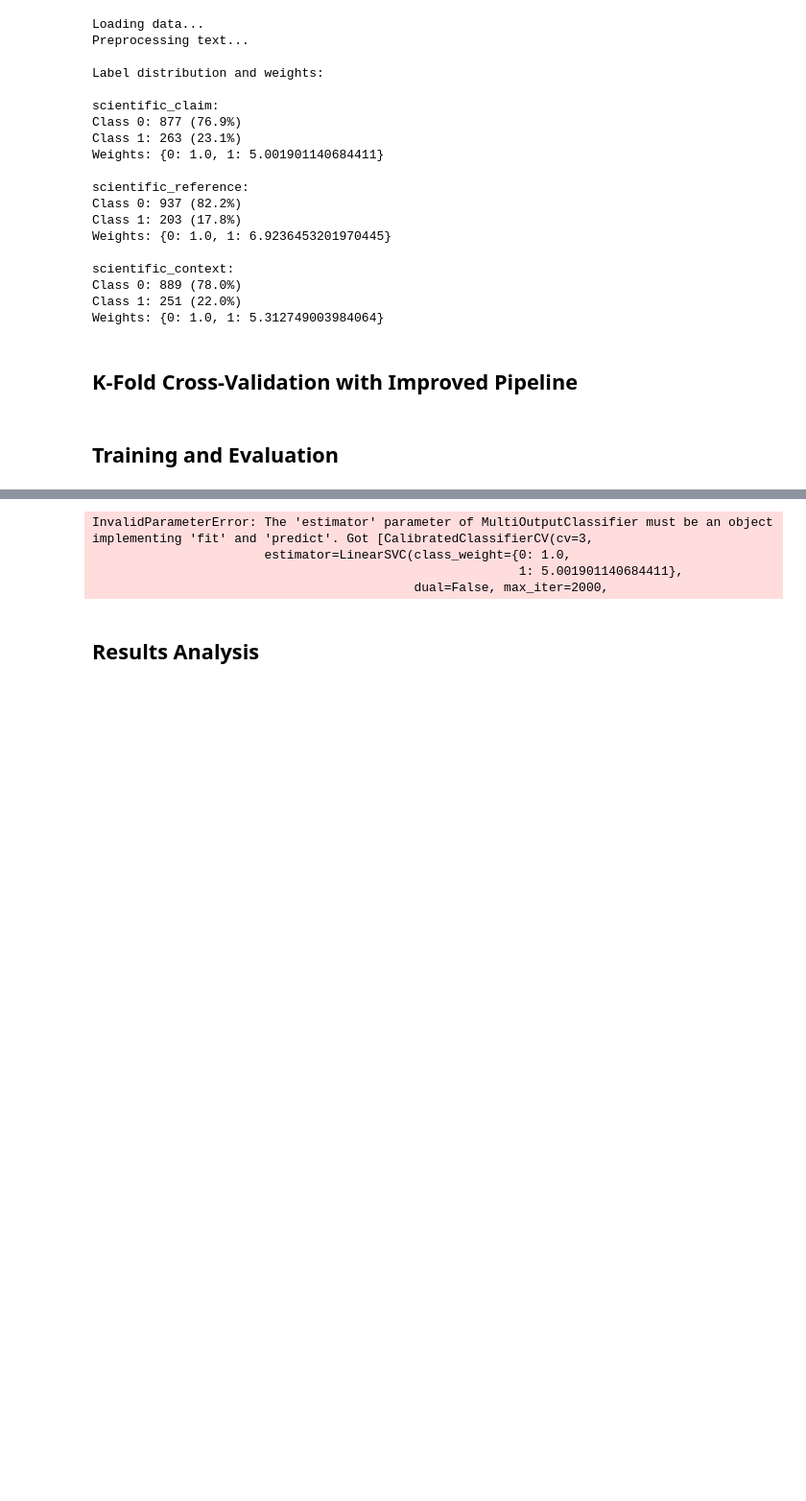
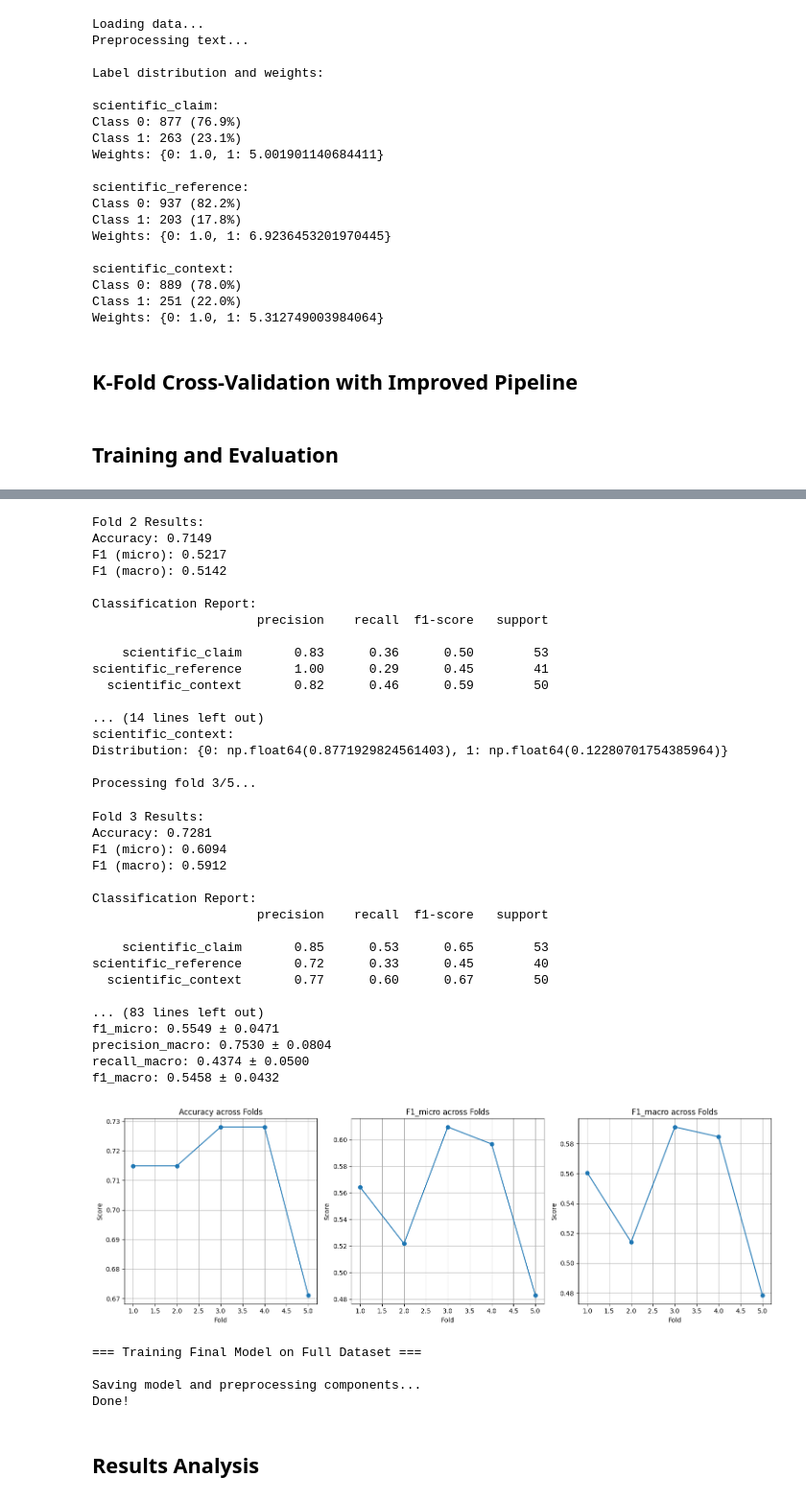
Before and after one commit to NinaShine/Machine_learning, a Jupyter notebook: Projet/task3_basique.ipynb, the cells around one changed output, grey strips where cells are left out. Shown at 96% size. Saved outputs shown, nothing was run; the diff lists cells and outputs as text; code cells hidden in the pictures; blank space fills up the shorter version.

```diff
--- a/Projet/task3_basique.ipynb
+++ b/Projet/task3_basique.ipynb
@@ -219,21 +216,19 @@ print("\n=== Training Final Model on Full Dataset ===")
 # Vectorize full dataset
 X_full = vectorizer.transform(df['processed_text'])
 
-# Create final classifiers with appropriate weights
-final_classifiers = []
-for weights in class_weights:
-    base_svc = LinearSVC(
-        random_state=42,
-        max_iter=2000,
-        class_weight=weights,
-        dual=False,
-        C=1.0
-    )
-    clf = CalibratedClassifierCV(base_svc, cv=3)
-    final_classifiers.append(clf)
+# Create a single base classifier for the final model
+base_svc = LinearSVC(
+    random_state=42,
+    max_iter=2000,
+    dual=False,
+    C=1.0
+)
+
+# Add probability calibration
+clf = CalibratedClassifierCV(base_svc, cv=3)
 
 # Create and train final multi-output classifier
-final_clf = MultiOutputClassifier(final_classifiers, n_jobs=-1)
+final_clf = MultiOutputClassifier(clf, n_jobs=-1)
 final_clf.fit(X_full, Y)
 
 # Save model artifacts
@@ -253,7 +261,42 @@ Processing fold 1/5...
-InvalidParameterError: The 'estimator' parameter of MultiOutputClassifier must be an object implementing 'fit' and 'predict'. Got [CalibratedClassifierCV(cv=3,
-                       estimator=LinearSVC(class_weight={0: 1.0,
-                                                         1: 5.001901140684411},
-                                           dual=False, max_iter=2000,
+Fold 2 Results:
+Accuracy: 0.7149
+F1 (micro): 0.5217
+F1 (macro): 0.5142
+
+Classification Report:
+                      precision    recall  f1-score   support
+
+    scientific_claim       0.83      0.36      0.50        53
+scientific_reference       1.00      0.29      0.45        41
+  scientific_context       0.82      0.46      0.59        50
+
+... (14 lines left out)
+scientific_context:
+Distribution: {0: np.float64(0.8771929824561403), 1: np.float64(0.12280701754385964)}
+
+Processing fold 3/5...
+Fold 3 Results:
+Accuracy: 0.7281
+F1 (micro): 0.6094
+F1 (macro): 0.5912
+
+Classification Report:
+                      precision    recall  f1-score   support
+
+    scientific_claim       0.85      0.53      0.65        53
+scientific_reference       0.72      0.33      0.45        40
+  scientific_context       0.77      0.60      0.67        50
+
+... (83 lines left out)
+f1_micro: 0.5549 ± 0.0471
+precision_macro: 0.7530 ± 0.0804
+recall_macro: 0.4374 ± 0.0500
+f1_macro: 0.5458 ± 0.0432
+[figure, added]
+=== Training Final Model on Full Dataset ===
+
+Saving model and preprocessing components...
+Done!
 # %% [markdown]
 ## Results Analysis
 # %%
```
Also changed, not shown: parts of 2 cells of this notebook, 7 other files.
